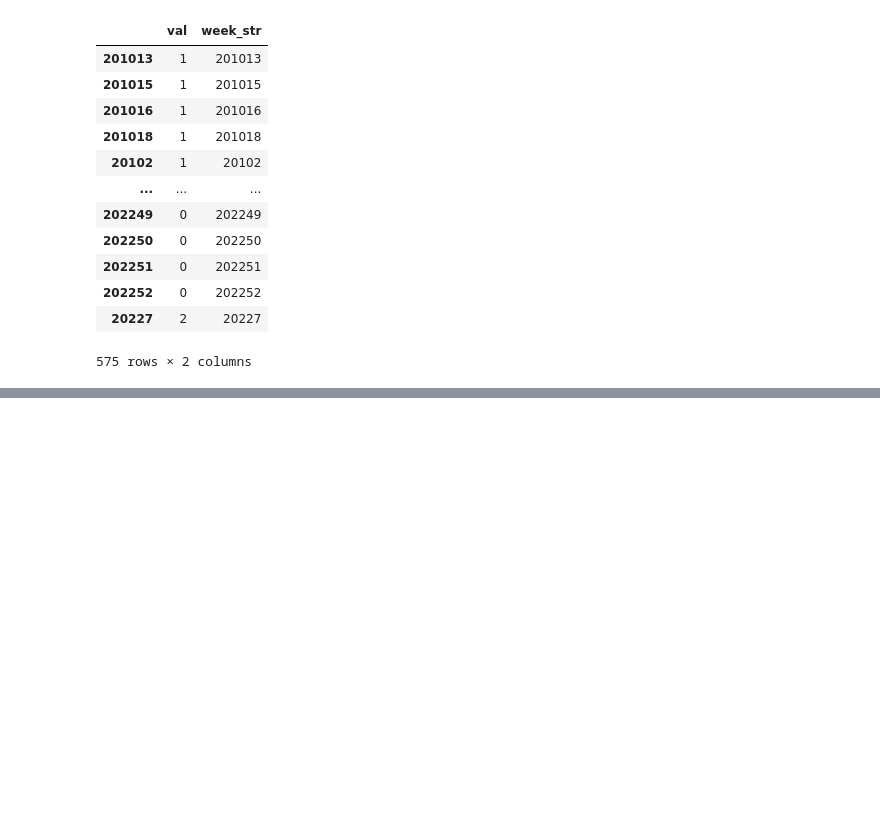
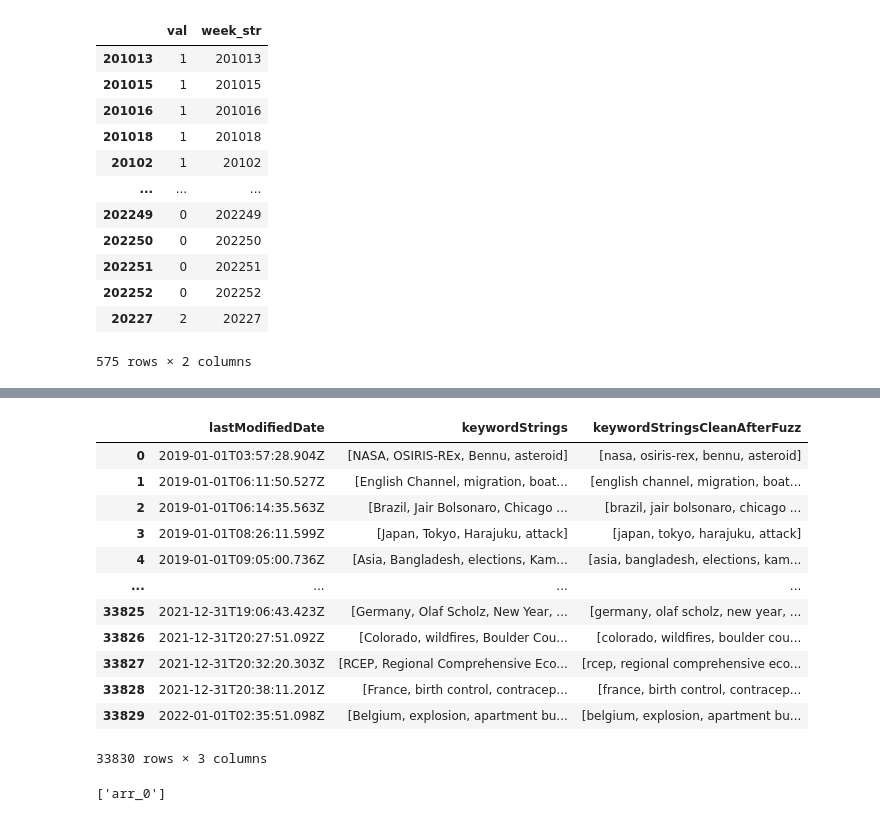
Before and after one commit to mariosakritas/NLP-methods-for-news-articles, a Jupyter notebook: notebooks/MD_MA_keywords_to_timeseries.ipynb, the cells around one changed output, grey strips where cells are left out. Cells and saved outputs as stored; diff of their text form; code cells hidden in the pictures; blank space fills up the shorter version.

```diff
--- a/notebooks/MD_MA_keywords_to_timeseries.ipynb
+++ b/notebooks/MD_MA_keywords_to_timeseries.ipynb
@@ -405,0 +259,19 @@ df.loc[0:5,:]
+# %%
+filepath = '/home/marios/S2DS/Spring23_DW/data/interim/clean_keywords_2019-2021_after_RapidFuzz.json'
+df = pd.read_json(filepath, orient ='split', compression = 'infer')
+# %%
+df
+# %% [output]
+|  | lastModifiedDate | keywordStrings | keywordStringsCleanAfterFuzz |
+| 0 | 2019-01-01T03:57:28.904Z | [NASA, OSIRIS-REx, Bennu, asteroid] | [nasa, osiris-rex, bennu, asteroid] |
+| 1 | 2019-01-01T06:11:50.527Z | [English Channel, migration, boat... | [english channel, migration, boat... |
+| 2 | 2019-01-01T06:14:35.563Z | [Brazil, Jair Bolsonaro, Chicago ... | [brazil, jair bolsonaro, chicago ... |
+| 3 | 2019-01-01T08:26:11.599Z | [Japan, Tokyo, Harajuku, attack] | [japan, tokyo, harajuku, attack] |
+| 4 | 2019-01-01T09:05:00.736Z | [Asia, Bangladesh, elections, Kam... | [asia, bangladesh, elections, kam... |
+| ... | ... | ... | ... |
+| 33825 | 2021-12-31T19:06:43.423Z | [Germany, Olaf Scholz, New Year, ... | [germany, olaf scholz, new year, ... |
+| 33826 | 2021-12-31T20:27:51.092Z | [Colorado, wildfires, Boulder Cou... | [colorado, wildfires, boulder cou... |
+| 33827 | 2021-12-31T20:32:20.303Z | [RCEP, Regional Comprehensive Eco... | [rcep, regional comprehensive eco... |
+| 33828 | 2021-12-31T20:38:11.201Z | [France, birth control, contracep... | [france, birth control, contracep... |
+| 33829 | 2022-01-01T02:35:51.098Z | [Belgium, explosion, apartment bu... | [belgium, explosion, apartment bu... |
+33830 rows × 3 columns
@@ -405,0 +280,4 @@ df.loc[0:5,:]
+# %%
+[k for k in goog.keys()]
+# %% [output]
+['arr_0']
```
Also changed, not shown: parts of 26 cells of this notebook, 1 other file.
